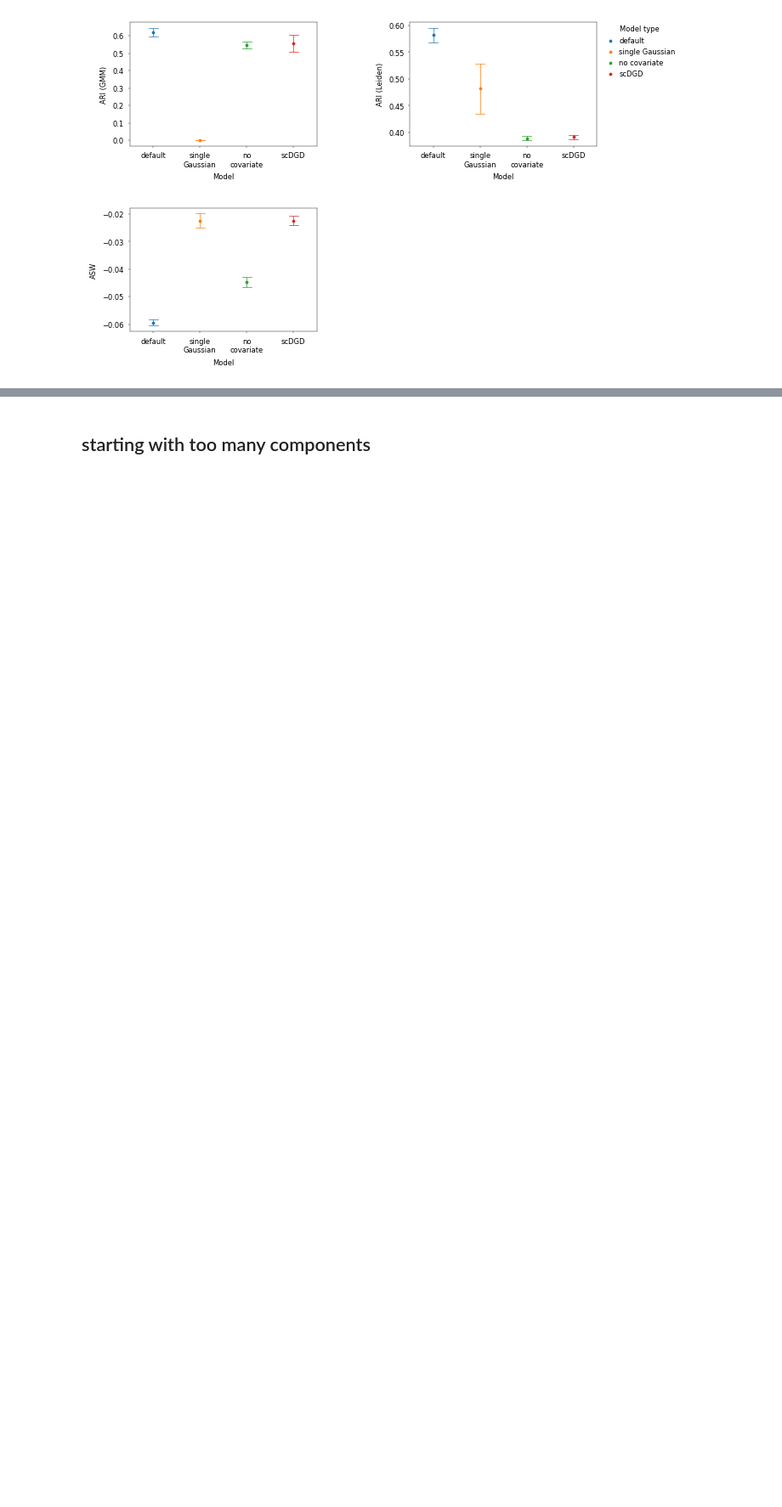
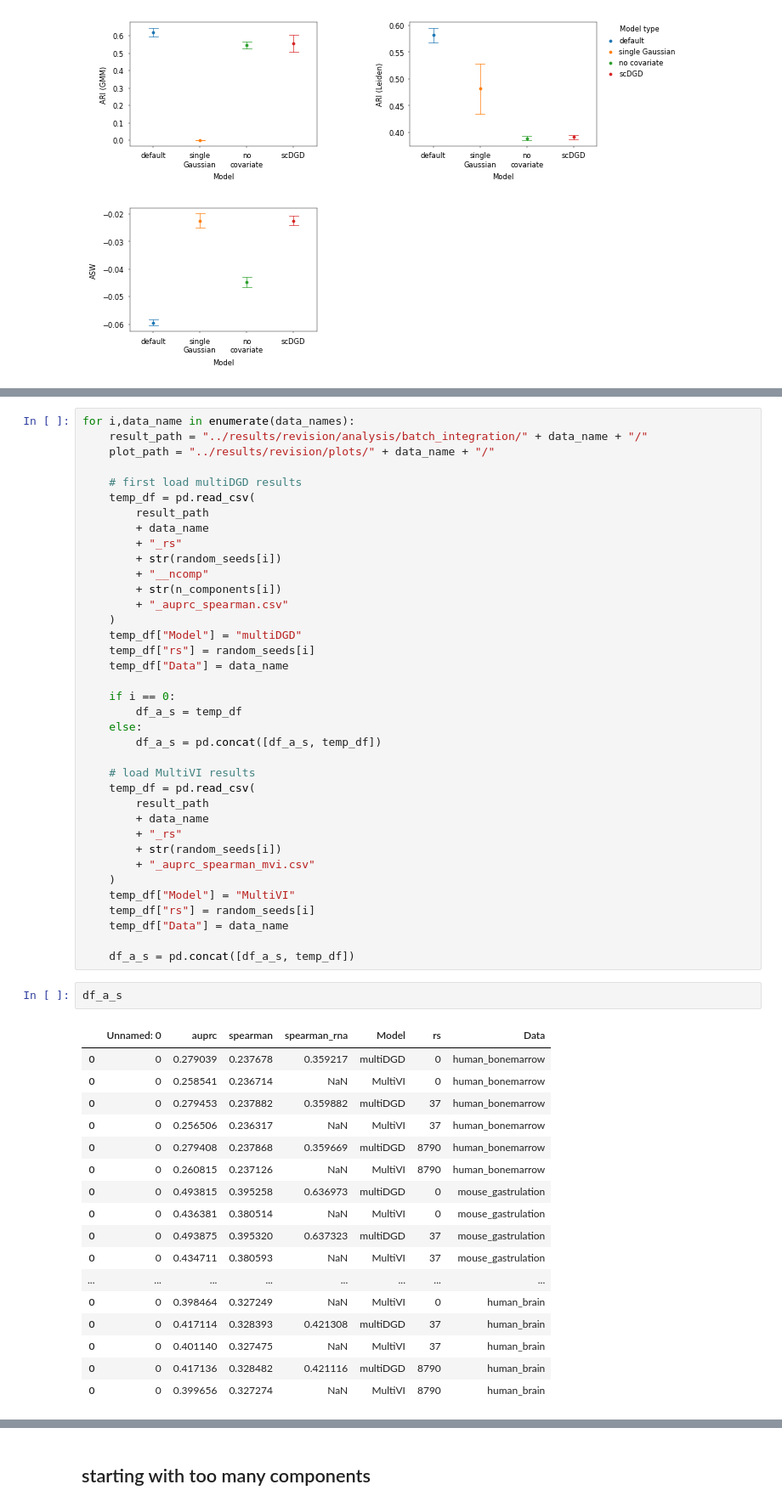
Before and after one commit to Center-for-Health-Data-Science/multiDGD_paper, a Jupyter notebook: experiments/test_notebooks/new_figures_tests.ipynb, the cells around one changed output, grey strips where cells are left out. Shown at 85% size. Cells and saved outputs as stored; diff of their text form; blank space fills up the shorter version.

Commit message:
update from revision

```diff
--- a/experiments/test_notebooks/new_figures_tests.ipynb
+++ b/experiments/test_notebooks/new_figures_tests.ipynb
@@ -2569,0 +3417,57 @@ fig.savefig(os.path.join(plot_path, "performance_human_bonemarrow_clustering_met
+# %%
+for i,data_name in enumerate(data_names):
+    result_path = "../results/revision/analysis/batch_integration/" + data_name + "/"
+    plot_path = "../results/revision/plots/" + data_name + "/"
+
+    # first load multiDGD results
+    temp_df = pd.read_csv(
+        result_path
+        + data_name
+        + "_rs"
+        + str(random_seeds[i])
+        + "__ncomp"
+        + str(n_components[i])
+        + "_auprc_spearman.csv"
+    )
+    temp_df["Model"] = "multiDGD"
+    temp_df["rs"] = random_seeds[i]
+    temp_df["Data"] = data_name
+
+    if i == 0:
+        df_a_s = temp_df
+    else:
+        df_a_s = pd.concat([df_a_s, temp_df])
+
+    # load MultiVI results
+    temp_df = pd.read_csv(
+        result_path
+        + data_name
+        + "_rs"
+        + str(random_seeds[i])
+        + "_auprc_spearman_mvi.csv"
+    )
+    temp_df["Model"] = "MultiVI"
+    temp_df["rs"] = random_seeds[i]
+    temp_df["Data"] = data_name
+
+    df_a_s = pd.concat([df_a_s, temp_df])
+# %%
+df_a_s
+# %% [output]
+|  | Unnamed: 0 | auprc | spearman | spearman_rna | Model | rs | Data |
+| 0 | 0 | 0.279039 | 0.237678 | 0.359217 | multiDGD | 0 | human_bonemarrow |
+| 0 | 0 | 0.258541 | 0.236714 | NaN | MultiVI | 0 | human_bonemarrow |
+| 0 | 0 | 0.279453 | 0.237882 | 0.359882 | multiDGD | 37 | human_bonemarrow |
+| 0 | 0 | 0.256506 | 0.236317 | NaN | MultiVI | 37 | human_bonemarrow |
+| 0 | 0 | 0.279408 | 0.237868 | 0.359669 | multiDGD | 8790 | human_bonemarrow |
+| 0 | 0 | 0.260815 | 0.237126 | NaN | MultiVI | 8790 | human_bonemarrow |
+| 0 | 0 | 0.493815 | 0.395258 | 0.636973 | multiDGD | 0 | mouse_gastrulation |
+| 0 | 0 | 0.436381 | 0.380514 | NaN | MultiVI | 0 | mouse_gastrulation |
+| 0 | 0 | 0.493875 | 0.395320 | 0.637323 | multiDGD | 37 | mouse_gastrulation |
+| 0 | 0 | 0.434711 | 0.380593 | NaN | MultiVI | 37 | mouse_gastrulation |
+| ... | ... | ... | ... | ... | ... | ... | ... |
+| 0 | 0 | 0.398464 | 0.327249 | NaN | MultiVI | 0 | human_brain |
+| 0 | 0 | 0.417114 | 0.328393 | 0.421308 | multiDGD | 37 | human_brain |
+| 0 | 0 | 0.401140 | 0.327475 | NaN | MultiVI | 37 | human_brain |
+| 0 | 0 | 0.417136 | 0.328482 | 0.421116 | multiDGD | 8790 | human_brain |
+| 0 | 0 | 0.399656 | 0.327274 | NaN | MultiVI | 8790 | human_brain |
```
Also changed, not shown: parts of 43 cells of this notebook, 28 other files.
